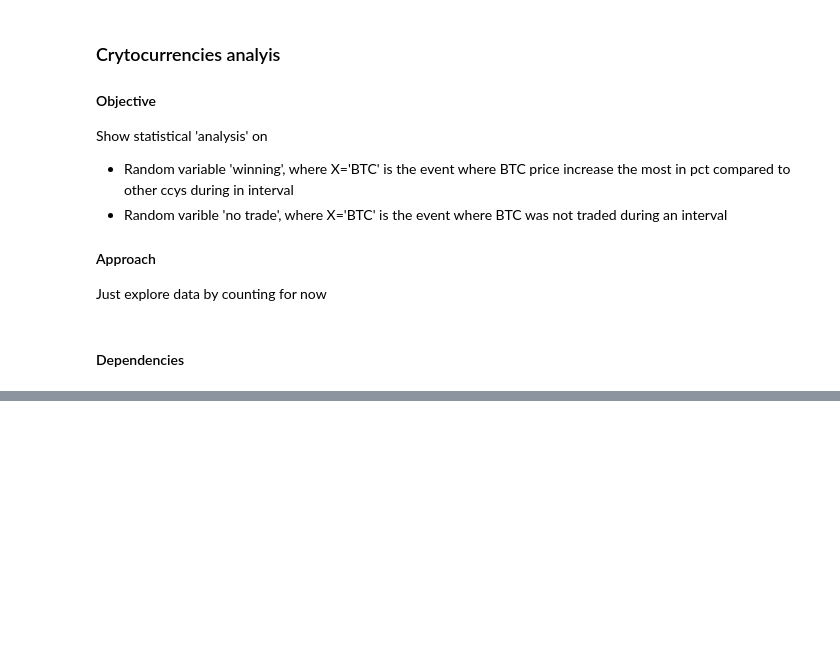
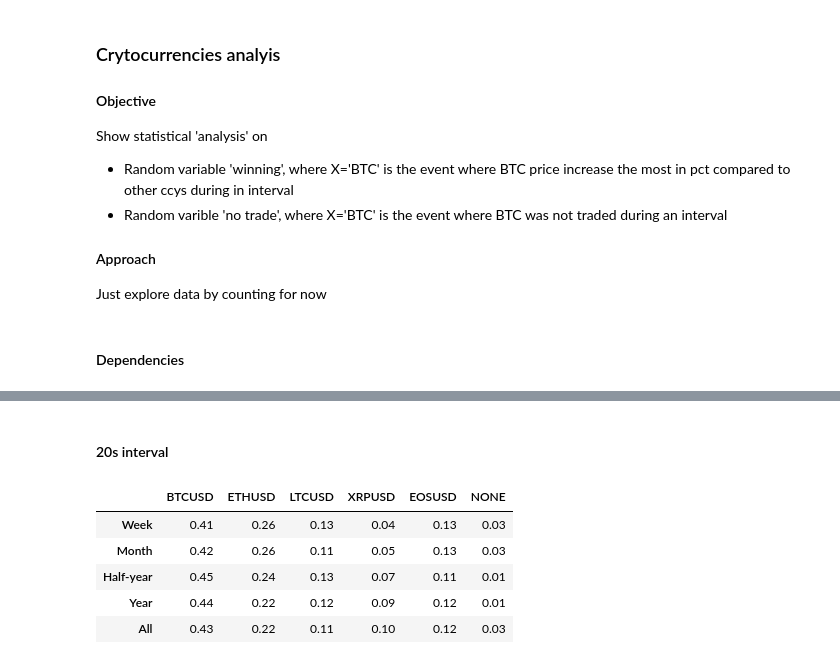
Before and after one commit to fuksi/crypto-analysis, a Jupyter notebook: Crytocurrencies analysis.ipynb, the cells around one changed output, grey strips where cells are left out. Saved outputs shown, nothing was run; the diff lists cells and outputs as text; code cells hidden in the pictures; blank space fills up the shorter version.

```diff
--- a/Crytocurrencies analysis.ipynb
+++ b/Crytocurrencies analysis.ipynb
@@ -50,0 +85,12 @@ def compare_winning_periods(interval):
+# %% [markdown]
+#### 20s interval
+# %%
+df = compare_winning_periods(20)
+df.head()
+# %% [output]
+|  | BTCUSD | ETHUSD | LTCUSD | XRPUSD | EOSUSD | NONE |
+| Week | 0.41 | 0.26 | 0.13 | 0.04 | 0.13 | 0.03 |
+| Month | 0.42 | 0.26 | 0.11 | 0.05 | 0.13 | 0.03 |
+| Half-year | 0.45 | 0.24 | 0.13 | 0.07 | 0.11 | 0.01 |
+| Year | 0.44 | 0.22 | 0.12 | 0.09 | 0.12 | 0.01 |
+| All | 0.43 | 0.22 | 0.11 | 0.10 | 0.12 | 0.03 |
```
Also changed, not shown: parts of 35 cells of this notebook, 3 other files.
